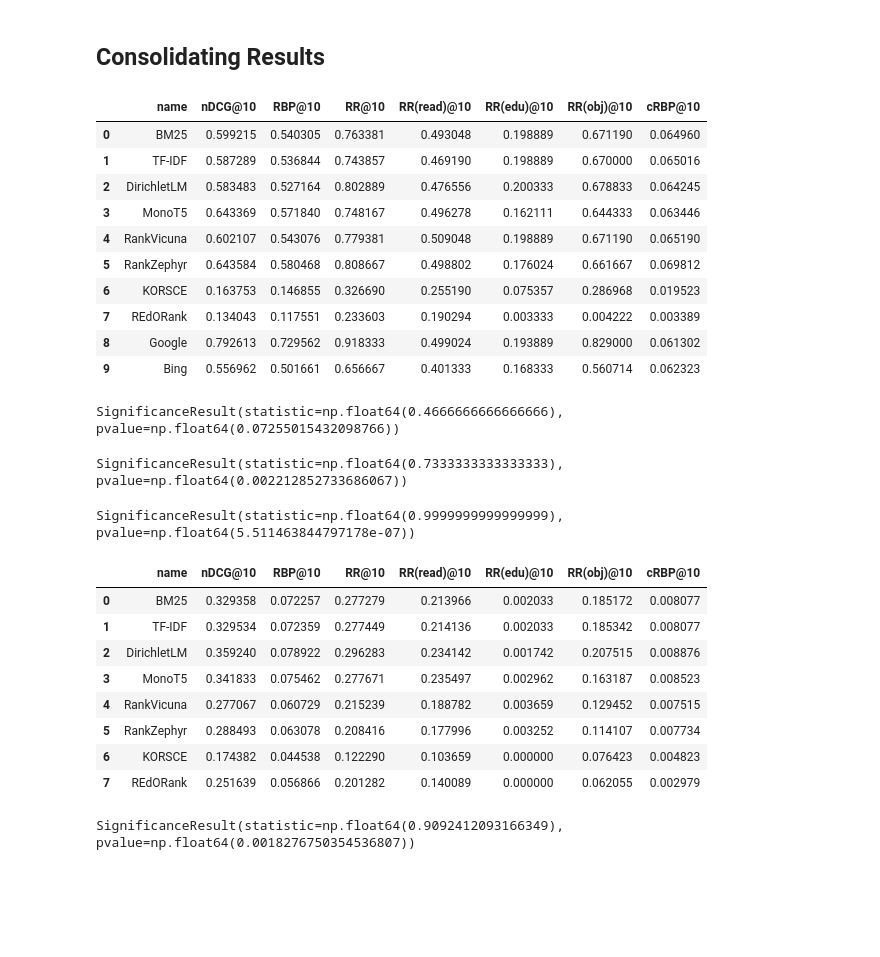
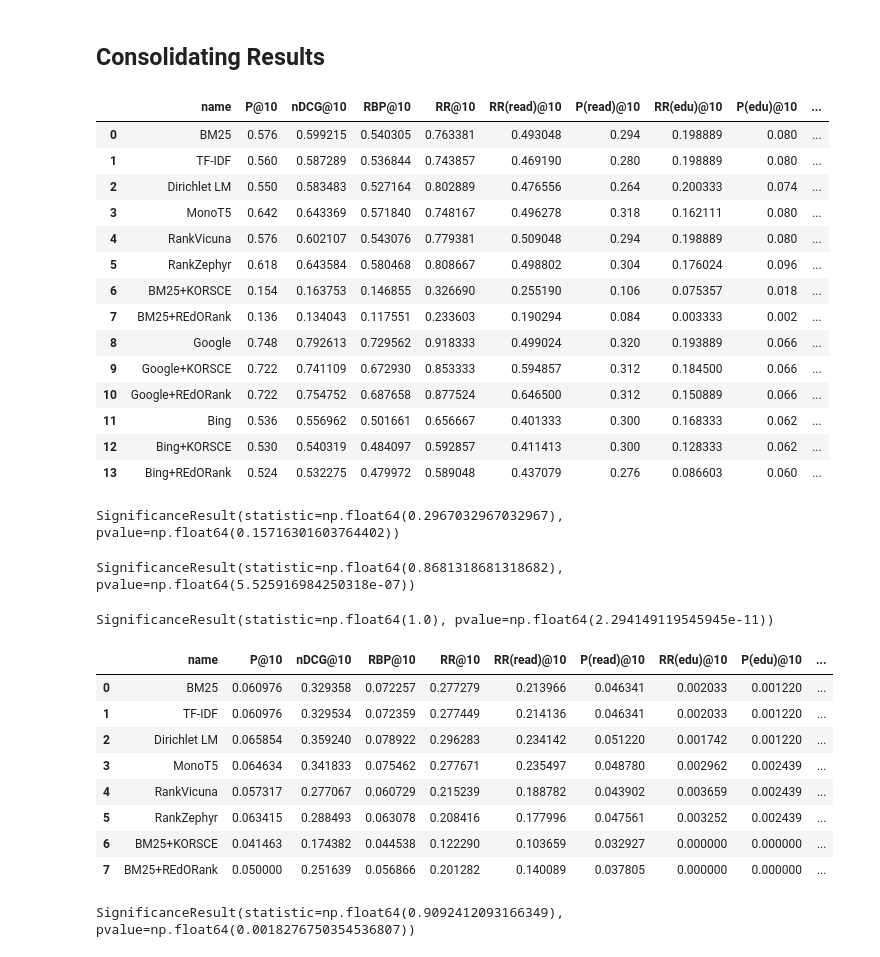
Before and after one commit to SOLandChildren/ChildCenteredEvaluation, a Jupyter notebook: code/evaluation.ipynb, the cells around one changed output. Saved outputs shown, nothing was run; the diff lists cells and outputs as text; code cells hidden in the pictures; blank space fills up the shorter version.

Commit message:
added google and bing rankings and re-rankings by redorank and korsce; revised evaluation pipeline

```diff
--- a/code/evaluation.ipynb
+++ b/code/evaluation.ipynb
@@ -817,71 +898,75 @@ requik_rbp_results
 # %%
 import pandas as pd
 
 kf_rel_eval = pd.read_csv("results/kid-friend/relevance_eval.csv")[["name", "P@10", "nDCG@10", "RR@10"]]
-kf_read_eval = pd.read_csv("results/kid-friend/readability_eval.csv")[["name", "RR@10"]].rename({"RR@10": "RR(read)@10"}, axis=1)
-kf_edu_eval = pd.read_csv("results/kid-friend/edu_eval.csv")[["name", "RR@10"]].rename({"RR@10": "RR(edu)@10"}, axis=1)
-kf_obj_eval = pd.read_csv("results/kid-friend/objectivity_eval.csv")[["name", "RR@10"]].rename({"RR@10": "RR(obj)@10"}, axis=1)
+kf_read_eval = pd.read_csv("results/kid-friend/readability_eval.csv")[["name", "P@10", "RR@10"]].rename({"RR@10": "RR(read)@10", "P@10":"P(read)@10"}, axis=1)
+kf_edu_eval = pd.read_csv("results/kid-friend/edu_eval.csv")[["name", "P@10", "RR@10"]].rename({"RR@10": "RR(edu)@10", "P@10":"P(edu)@10"}, axis=1)
+kf_obj_eval = pd.read_csv("results/kid-friend/objectivity_eval.csv")[["name", "P@10", "RR@10"]].rename({"RR@10": "RR(obj)@10", "P@10":"P(obj)@10"}, axis=1)
 kf_rbp_eval = pd.read_csv("results/kid-friend/rbp_eval.csv")[["name", "RBP@10", "cRBP@10"]]
 kf_eval = kf_rel_eval.merge(kf_read_eval, on="name")
 kf_eval = kf_eval.merge(kf_edu_eval, on="name")
 kf_eval = kf_eval.merge(kf_obj_eval, on="name")
 kf_eval = kf_eval.merge(kf_rbp_eval, on="name")
-kf_eval = kf_eval[["name", "P@10", "nDCG@10", "RBP@10", "RR@10", "RR(read)@10", "RR(edu)@10", "RR(obj)@10", "cRBP@10"]]
+kf_eval = kf_eval[["name", "P@10", "nDCG@10", "RBP@10", "RR@10", "RR(read)@10", "P(read)@10", "RR(edu)@10", "P(edu)@10", "RR(obj)@10", "P(obj)@10", "cRBP@10"]]
 kf_eval.to_csv("results/kid-friend/eval_consolidated.csv", index=False)
 kf_eval
 # %% [output]
-|  | name | nDCG@10 | RBP@10 | RR@10 | RR(read)@10 | RR(edu)@10 | RR(obj)@10 | cRBP@10 |
-| 0 | BM25 | 0.599215 | 0.540305 | 0.763381 | 0.493048 | 0.198889 | 0.671190 | 0.064960 |
-| 1 | TF-IDF | 0.587289 | 0.536844 | 0.743857 | 0.469190 | 0.198889 | 0.670000 | 0.065016 |
-| 2 | DirichletLM | 0.583483 | 0.527164 | 0.802889 | 0.476556 | 0.200333 | 0.678833 | 0.064245 |
-| 3 | MonoT5 | 0.643369 | 0.571840 | 0.748167 | 0.496278 | 0.162111 | 0.644333 | 0.063446 |
-| 4 | RankVicuna | 0.602107 | 0.543076 | 0.779381 | 0.509048 | 0.198889 | 0.671190 | 0.065190 |
-| 5 | RankZephyr | 0.643584 | 0.580468 | 0.808667 | 0.498802 | 0.176024 | 0.661667 | 0.069812 |
-| 6 | KORSCE | 0.163753 | 0.146855 | 0.326690 | 0.255190 | 0.075357 | 0.286968 | 0.019523 |
-| 7 | REdORank | 0.134043 | 0.117551 | 0.233603 | 0.190294 | 0.003333 | 0.004222 | 0.003389 |
-| 8 | Google | 0.792613 | 0.729562 | 0.918333 | 0.499024 | 0.193889 | 0.829000 | 0.061302 |
-| 9 | Bing | 0.556962 | 0.501661 | 0.656667 | 0.401333 | 0.168333 | 0.560714 | 0.062323 |
+|  | name | P@10 | nDCG@10 | RBP@10 | RR@10 | RR(read)@10 | P(read)@10 | RR(edu)@10 | P(edu)@10 | ... |
+| 0 | BM25 | 0.576 | 0.599215 | 0.540305 | 0.763381 | 0.493048 | 0.294 | 0.198889 | 0.080 | ... |
+| 1 | TF-IDF | 0.560 | 0.587289 | 0.536844 | 0.743857 | 0.469190 | 0.280 | 0.198889 | 0.080 | ... |
+| 2 | Dirichlet LM | 0.550 | 0.583483 | 0.527164 | 0.802889 | 0.476556 | 0.264 | 0.200333 | 0.074 | ... |
+| 3 | MonoT5 | 0.642 | 0.643369 | 0.571840 | 0.748167 | 0.496278 | 0.318 | 0.162111 | 0.080 | ... |
+| 4 | RankVicuna | 0.576 | 0.602107 | 0.543076 | 0.779381 | 0.509048 | 0.294 | 0.198889 | 0.080 | ... |
+| 5 | RankZephyr | 0.618 | 0.643584 | 0.580468 | 0.808667 | 0.498802 | 0.304 | 0.176024 | 0.096 | ... |
+| 6 | BM25+KORSCE | 0.154 | 0.163753 | 0.146855 | 0.326690 | 0.255190 | 0.106 | 0.075357 | 0.018 | ... |
+| 7 | BM25+REdORank | 0.136 | 0.134043 | 0.117551 | 0.233603 | 0.190294 | 0.084 | 0.003333 | 0.002 | ... |
+| 8 | Google | 0.748 | 0.792613 | 0.729562 | 0.918333 | 0.499024 | 0.320 | 0.193889 | 0.066 | ... |
+| 9 | Google+KORSCE | 0.722 | 0.741109 | 0.672930 | 0.853333 | 0.594857 | 0.312 | 0.184500 | 0.066 | ... |
+| 10 | Google+REdORank | 0.722 | 0.754752 | 0.687658 | 0.877524 | 0.646500 | 0.312 | 0.150889 | 0.066 | ... |
+| 11 | Bing | 0.536 | 0.556962 | 0.501661 | 0.656667 | 0.401333 | 0.300 | 0.168333 | 0.062 | ... |
+| 12 | Bing+KORSCE | 0.530 | 0.540319 | 0.484097 | 0.592857 | 0.411413 | 0.300 | 0.128333 | 0.062 | ... |
+| 13 | Bing+REdORank | 0.524 | 0.532275 | 0.479972 | 0.589048 | 0.437079 | 0.276 | 0.086603 | 0.060 | ... |
 # %%
 from scipy.stats import kendalltau
 
 kendalltau(kf_eval["nDCG@10"], kf_eval["cRBP@10"])
 # %% [output]
-SignificanceResult(statistic=np.float64(0.4666666666666666), pvalue=np.float64(0.07255015432098766))
+SignificanceResult(statistic=np.float64(0.2967032967032967), pvalue=np.float64(0.15716301603764402))
 # %%
 kendalltau(kf_eval["nDCG@10"], kf_eval["RR@10"])
 # %% [output]
-SignificanceResult(statistic=np.float64(0.7333333333333333), pvalue=np.float64(0.002212852733686067))
+SignificanceResult(statistic=np.float64(0.8681318681318682), pvalue=np.float64(5.525916984250318e-07))
 # %%
 kendalltau(kf_eval["nDCG@10"], kf_eval["RBP@10"])
 # %% [output]
-SignificanceResult(statistic=np.float64(0.9999999999999999), pvalue=np.float64(5.511463844797178e-07))
+SignificanceResult(statistic=np.float64(1.0), pvalue=np.float64(2.294149119545945e-11))
 # %%
 import pandas as pd
 
 requik_rel_eval = pd.read_csv("results/requik/relevance_eval.csv")[["name", "P@10", "nDCG@10", "RR@10"]]
-requik_read_eval = pd.read_csv("results/requik/readability_eval.csv")[["name", "RR@10"]].rename({"RR@10": "RR(read)@10"}, axis=1)
-requik_edu_eval = pd.read_csv("results/requik/edu_eval.csv")[["name", "RR@10"]].rename({"RR@10": "RR(edu)@10"}, axis=1)
-requik_obj_eval = pd.read_csv("results/requik/objectivity_eval.csv")[["name", "RR@10"]].rename({"RR@10": "RR(obj)@10"}, axis=1)
+requik_read_eval = pd.read_csv("results/requik/readability_eval.csv")[["name", "P@10", "RR@10"]].rename({"RR@10": "RR(read)@10", "P@10":"P(read)@10"}, axis=1)
+requik_edu_eval = pd.read_csv("results/requik/edu_eval.csv")[["name", "P@10", "RR@10"]].rename({"RR@10": "RR(edu)@10", "P@10":"P(edu)@10"}, axis=1)
+requik_obj_eval = pd.read_csv("results/requik/objectivity_eval.csv")[["name", "P@10", "RR@10"]].rename({"RR@10": "RR(obj)@10", "P@10":"P(obj)@10"}, axis=1)
 requik_rbp_eval = pd.read_csv("results/requik/rbp_eval.csv")[["name", "RBP@10", "cRBP@10"]]
 
 requik_eval = requik_rel_eval.merge(requik_read_eval, on="name")
 requik_eval = requik_eval.merge(requik_edu_eval, on="name")
 requik_eval = requik_eval.merge(requik_obj_eval, on="name")
 requik_eval = requik_eval.merge(requik_rbp_eval, on="name")
-requik_eval = requik_eval[["name", "P@10" "nDCG@10", "RBP@10", "RR@10", "RR(read)@10", "RR(edu)@10", "RR(obj)@10", "cRBP@10"]]
+requik_eval = requik_eval[["name", "P@10", "nDCG@10", "RBP@10", "RR@10", "RR(read)@10", "P(read)@10", "RR(edu)@10", "P(edu)@10", "RR(obj)@10", "P(obj)@10", "cRBP@10"]]
 
 requik_eval.to_csv("results/requik/eval_consolidated.csv", index=False)
 requik_eval
 # %% [output]
-|  | name | nDCG@10 | RBP@10 | RR@10 | RR(read)@10 | RR(edu)@10 | RR(obj)@10 | cRBP@10 |
-| 0 | BM25 | 0.329358 | 0.072257 | 0.277279 | 0.213966 | 0.002033 | 0.185172 | 0.008077 |
-| 1 | TF-IDF | 0.329534 | 0.072359 | 0.277449 | 0.214136 | 0.002033 | 0.185342 | 0.008077 |
-| 2 | DirichletLM | 0.359240 | 0.078922 | 0.296283 | 0.234142 | 0.001742 | 0.207515 | 0.008876 |
-| 3 | MonoT5 | 0.341833 | 0.075462 | 0.277671 | 0.235497 | 0.002962 | 0.163187 | 0.008523 |
-| 4 | RankVicuna | 0.277067 | 0.060729 | 0.215239 | 0.188782 | 0.003659 | 0.129452 | 0.007515 |
-| 5 | RankZephyr | 0.288493 | 0.063078 | 0.208416 | 0.177996 | 0.003252 | 0.114107 | 0.007734 |
-| 6 | KORSCE | 0.174382 | 0.044538 | 0.122290 | 0.103659 | 0.000000 | 0.076423 | 0.004823 |
-| 7 | REdORank | 0.251639 | 0.056866 | 0.201282 | 0.140089 | 0.000000 | 0.062055 | 0.002979 |
+|  | name | P@10 | nDCG@10 | RBP@10 | RR@10 | RR(read)@10 | P(read)@10 | RR(edu)@10 | P(edu)@10 | ... |
+| 0 | BM25 | 0.060976 | 0.329358 | 0.072257 | 0.277279 | 0.213966 | 0.046341 | 0.002033 | 0.001220 | ... |
+| 1 | TF-IDF | 0.060976 | 0.329534 | 0.072359 | 0.277449 | 0.214136 | 0.046341 | 0.002033 | 0.001220 | ... |
+| 2 | Dirichlet LM | 0.065854 | 0.359240 | 0.078922 | 0.296283 | 0.234142 | 0.051220 | 0.001742 | 0.001220 | ... |
+| 3 | MonoT5 | 0.064634 | 0.341833 | 0.075462 | 0.277671 | 0.235497 | 0.048780 | 0.002962 | 0.002439 | ... |
+| 4 | RankVicuna | 0.057317 | 0.277067 | 0.060729 | 0.215239 | 0.188782 | 0.043902 | 0.003659 | 0.002439 | ... |
+| 5 | RankZephyr | 0.063415 | 0.288493 | 0.063078 | 0.208416 | 0.177996 | 0.047561 | 0.003252 | 0.002439 | ... |
+| 6 | BM25+KORSCE | 0.041463 | 0.174382 | 0.044538 | 0.122290 | 0.103659 | 0.032927 | 0.000000 | 0.000000 | ... |
+| 7 | BM25+REdORank | 0.050000 | 0.251639 | 0.056866 | 0.201282 | 0.140089 | 0.037805 | 0.000000 | 0.000000 | ... |
 # %%
 from scipy.stats import kendalltau
 
```
Also changed, not shown: parts of 42 cells of this notebook, 33 other files.
